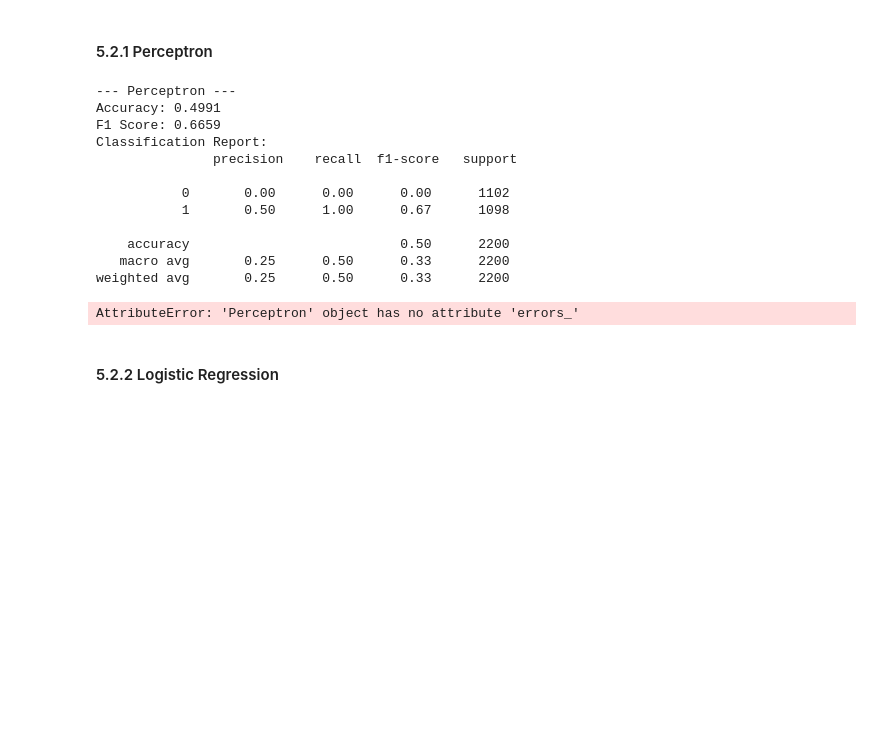
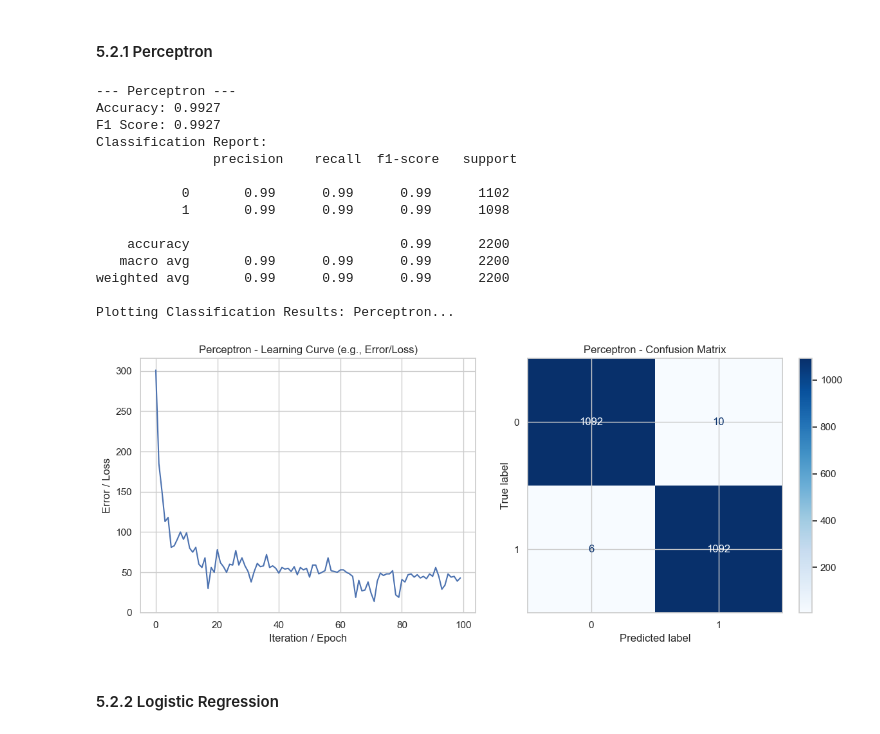
Before and after one commit to nargessdnd/CMOR_Final_Project, a Jupyter notebook: ESG_Financial_Analysis.ipynb, the cells around one changed output. Cells and saved outputs as stored; diff of their text form; code cells hidden in the pictures; blank space fills up the shorter version.

```diff
--- a/ESG_Financial_Analysis.ipynb
+++ b/ESG_Financial_Analysis.ipynb
@@ -667,50 +673,54 @@ Plotting Model Comparison: Regression Model Comparison - R^2 Score (Higher is Be
 # %% [markdown]
 #### 5.2.1 Perceptron
 # %%
-classification_results = {} # Initialize dict for classification results
+# --- Perceptron ---
+classification_results = {} # Initialize dict for classification results - Ensure this is initialized appropriately if continuing from previous cells
 
 if 'X_clf_train' in locals() and X_clf_train is not None:
     print("--- Perceptron ---")
     # Note: Perceptron expects labels -1 and 1. Our target (y_clf) is 0 and 1.
     # We need to map y_clf_train and y_clf_test for fitting.
-    y_clf_train_perceptron = np.where(y_clf_train == 0, -1, 1)
-    y_clf_test_perceptron_true = np.where(y_clf_test == 0, -1, 1)
+    y_clf_train_perceptron = y_clf_train # Use original labels
+    y_clf_test_perceptron_true = y_clf_test # Use original labels
 
     perceptron = Perceptron(learning_rate=0.01, n_iterations=100, random_state=42)
-    perceptron.fit(X_clf_train, y_clf_train_perceptron)
-    y_clf_pred_perceptron_mapped = perceptron.predict(X_clf_test)
+    perceptron.fit(X_clf_train, y_clf_train_perceptron) # Fit with appropriate labels
 
-    # Map predictions back to 0/1 for standard metrics
-    y_clf_pred_perceptron = np.where(y_clf_pred_perceptron_mapped == -1, 0, 1)
+    # Predict using original labels (Perceptron's predict should return 0/1 as per the class code)
+    y_clf_pred_perceptron = perceptron.predict(X_clf_test)
 
     # Evaluate using original 0/1 labels
     acc_perceptron = accuracy_score(y_clf_test, y_clf_pred_perceptron)
-    f1_perceptron = f1_score(y_clf_test, y_clf_pred_perceptron)
+    # Add zero_division=0 to handle potential warnings in classification_report
+    f1_perceptron = f1_score(y_clf_test, y_clf_pred_perceptron, zero_division=0)
     print(f"Accuracy: {acc_perceptron:.4f}")
     print(f"F1 Score: {f1_perceptron:.4f}")
-    print("Classification Report:\n", classification_report(y_clf_test, y_clf_pred_perceptron))
+    print("Classification Report:\n", classification_report(y_clf_test, y_clf_pred_perceptron, zero_division=0))
 
     # Store results
     classification_results['Perceptron'] = {'Accuracy': acc_perceptron, 'F1': f1_perceptron}
 
     # Plot results (confusion matrix and optional error history)
-    plot_classification_results(y_clf_test, y_clf_pred_perceptron, 'Perceptron', history=perceptron.errors_)
+    # CORRECTED: Access 'errors' instead of 'errors_'
+    plot_classification_results(y_clf_test, y_clf_pred_perceptron, 'Perceptron', history=perceptron.errors)
 else:
     print("Classification data not prepared. Skipping Perceptron.")
 # %% [output]
 --- Perceptron ---
-Accuracy: 0.4991
-F1 Score: 0.6659
+Accuracy: 0.9927
+F1 Score: 0.9927
 Classification Report:
                precision    recall  f1-score   support
 
-           0       0.00      0.00      0.00      1102
-           1       0.50      1.00      0.67      1098
+           0       0.99      0.99      0.99      1102
+           1       0.99      0.99      0.99      1098
 
-    accuracy                           0.50      2200
-   macro avg       0.25      0.50      0.33      2200
-weighted avg       0.25      0.50      0.33      2200
+    accuracy                           0.99      2200
+   macro avg       0.99      0.99      0.99      2200
+weighted avg       0.99      0.99      0.99      2200
+
+Plotting Classification Results: Perceptron...
-AttributeError: 'Perceptron' object has no attribute 'errors_'
+[figure, added]
 # %% [markdown]
 #### 5.2.2 Logistic Regression
 # %%
```
Also changed, not shown: parts of 14 cells of this notebook, 1 other file.
